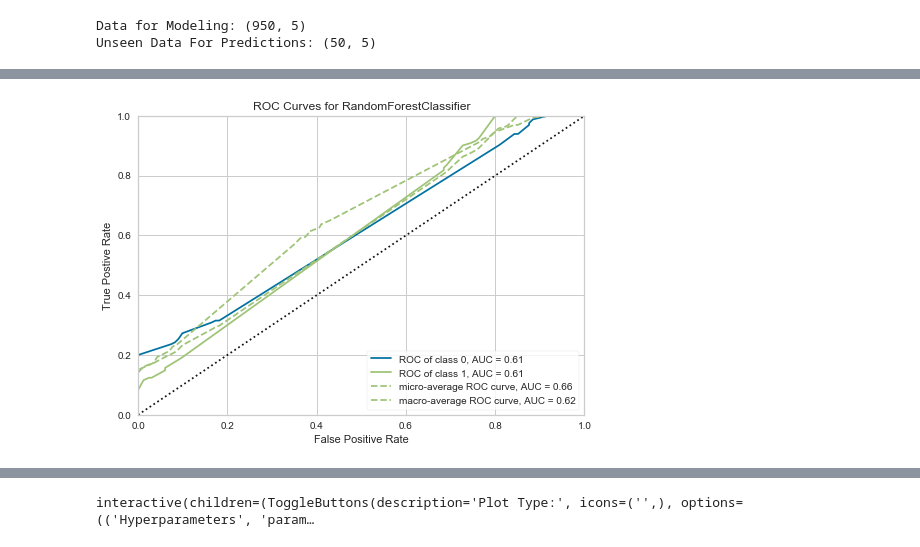
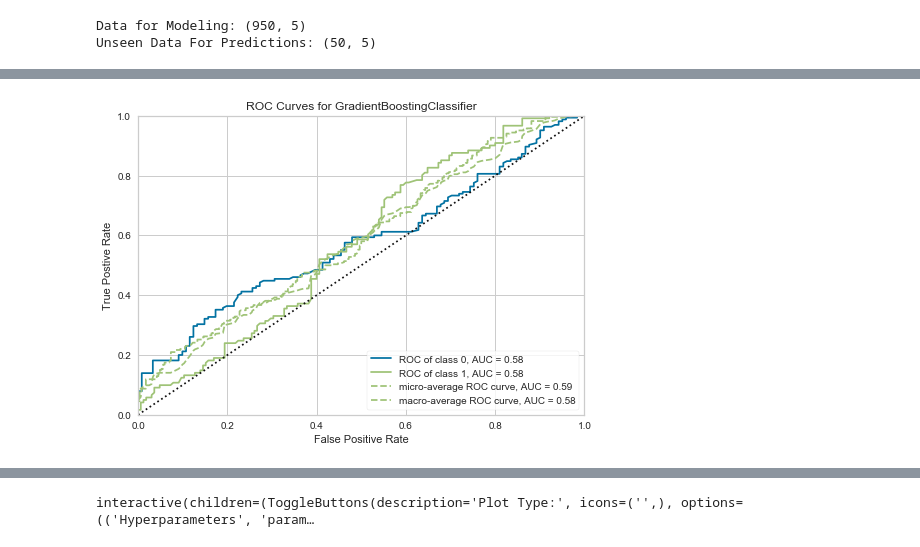
Before and after one commit to kirti-chaudhari/SpringBoard_DataScience_Career, a Jupyter notebook: CapstoneProject2/Capstone 2 - NLP.ipynb, the cells around one changed output, grey strips where cells are left out. Cells and saved outputs as stored; diff of their text form; code cells hidden in the pictures.

```diff
--- a/CapstoneProject2/Capstone 2 - NLP.ipynb
+++ b/CapstoneProject2/Capstone 2 - NLP.ipynb
@@ -466,0 +402,2 @@ dt = create_model('dt')
+# %%
+gbc = create_model('gbc')
@@ -466,0 +418,2 @@ dt = create_model('dt')
+# %%
+tuned_gbc = tune_model(gbc)
@@ -567,5 +448,5 @@ tuned_rf = tune_model(rf)
 # %%
-plot_model(tuned_rf, plot = 'auc')
+plot_model(tuned_gbc, plot = 'auc')
 # %% [output]
-[figure, old version]
+[figure, new version]
 # %%
```
Also changed, not shown: parts of 59 cells of this notebook, 1 other file.
